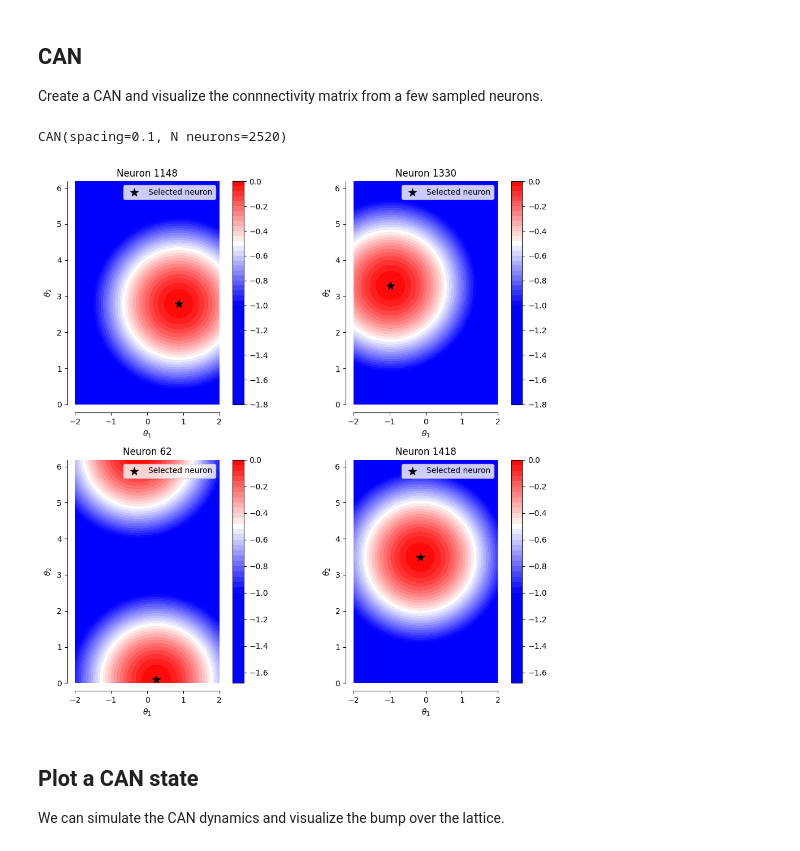
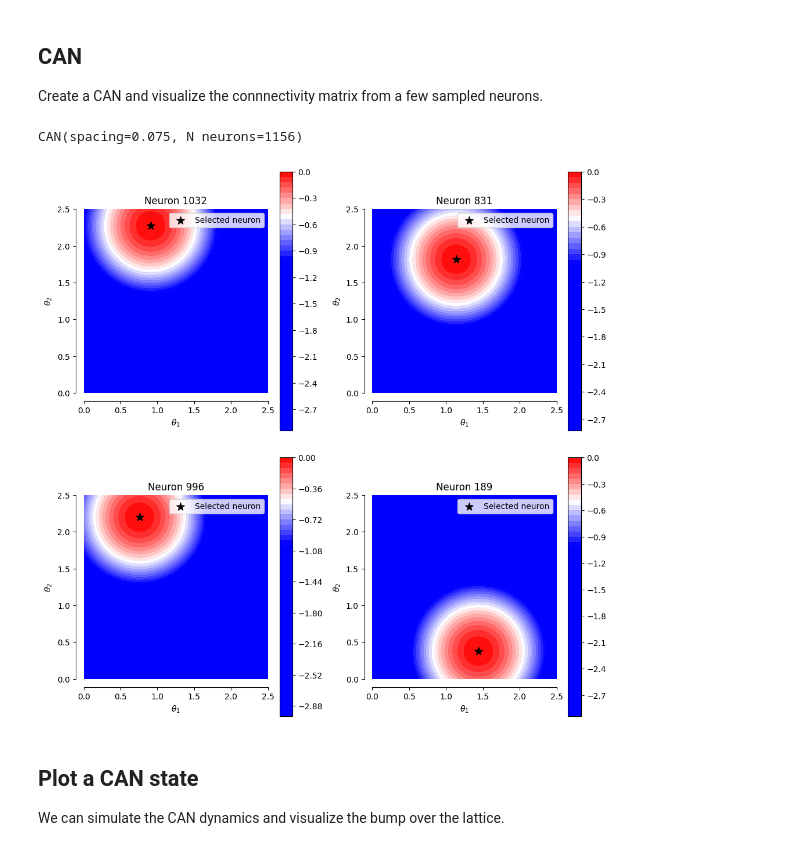
Before and after one commit to FieteLab/MADE, a Jupyter notebook: made/notebooks/visualize_connectivity.ipynb, the cells around one changed output. Drawn from its saved outputs; the diff is of its cells as text; code cells hidden in the pictures.

Commit message:
line ring and plane intgrate

```diff
--- a/made/notebooks/visualize_connectivity.ipynb
+++ b/made/notebooks/visualize_connectivity.ipynb
@@ -29,12 +29,12 @@ f, ax = visuals.visualize_manifold(m, show_distances=True, distance_point=sample
 ## CAN
 Create a CAN and visualize the connnectivity matrix from a few sampled neurons.
 # %%
-can = CAN.default(topology='MobiusBand')
+can = CAN.default(topology='Plane')
 print(can)
 visuals.visualize_can_connectivity(can, );
 # %% [output]
-CAN(spacing=0.1, N neurons=2520)
+CAN(spacing=0.075, N neurons=1156)
-[figure, old version]
+[figure, new version]
 # %% [markdown]
 ## Plot a CAN state
 We can simulate the CAN dynamics and visualize the bump over the lattice.
```
Also changed, not shown: parts of 2 cells of this notebook, 6 other files.
